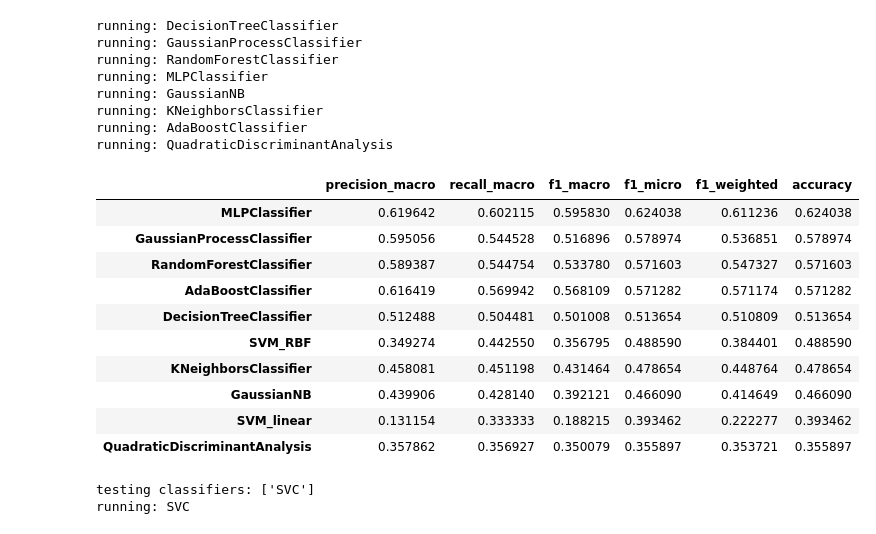
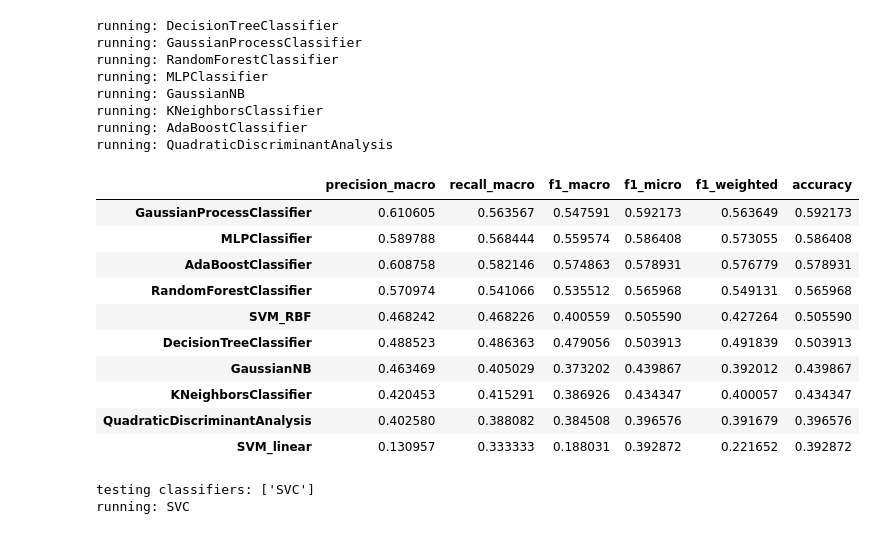
Before and after one commit to sashaaKr/thesis, a Jupyter notebook: notebooks/preparation for 10.7 - model improvments.ipynb, the cells around one changed output. Drawn from its saved outputs; the diff is of its cells as text; code cells hidden in the pictures.

```diff
--- a/notebooks/preparation for 10.7 - model improvments.ipynb
+++ b/notebooks/preparation for 10.7 - model improvments.ipynb
@@ -973,19 +973,19 @@ running: KNeighborsClassifier
 running: AdaBoostClassifier
 running: QuadraticDiscriminantAnalysis
 # %%
-results_for_3_versions.sort_values(by=['accuracy'], ascending=False)
+results_for_3_versions[0].sort_values(by=['accuracy'], ascending=False)
 # %% [output]
 |  | precision_macro | recall_macro | f1_macro | f1_micro | f1_weighted | accuracy |
-| MLPClassifier | 0.619642 | 0.602115 | 0.595830 | 0.624038 | 0.611236 | 0.624038 |
-| GaussianProcessClassifier | 0.595056 | 0.544528 | 0.516896 | 0.578974 | 0.536851 | 0.578974 |
-| RandomForestClassifier | 0.589387 | 0.544754 | 0.533780 | 0.571603 | 0.547327 | 0.571603 |
-| AdaBoostClassifier | 0.616419 | 0.569942 | 0.568109 | 0.571282 | 0.571174 | 0.571282 |
-| DecisionTreeClassifier | 0.512488 | 0.504481 | 0.501008 | 0.513654 | 0.510809 | 0.513654 |
-| SVM_RBF | 0.349274 | 0.442550 | 0.356795 | 0.488590 | 0.384401 | 0.488590 |
-| KNeighborsClassifier | 0.458081 | 0.451198 | 0.431464 | 0.478654 | 0.448764 | 0.478654 |
-| GaussianNB | 0.439906 | 0.428140 | 0.392121 | 0.466090 | 0.414649 | 0.466090 |
-| SVM_linear | 0.131154 | 0.333333 | 0.188215 | 0.393462 | 0.222277 | 0.393462 |
-| QuadraticDiscriminantAnalysis | 0.357862 | 0.356927 | 0.350079 | 0.355897 | 0.353721 | 0.355897 |
+| GaussianProcessClassifier | 0.610605 | 0.563567 | 0.547591 | 0.592173 | 0.563649 | 0.592173 |
+| MLPClassifier | 0.589788 | 0.568444 | 0.559574 | 0.586408 | 0.573055 | 0.586408 |
+| AdaBoostClassifier | 0.608758 | 0.582146 | 0.574863 | 0.578931 | 0.576779 | 0.578931 |
+| RandomForestClassifier | 0.570974 | 0.541066 | 0.535512 | 0.565968 | 0.549131 | 0.565968 |
+| SVM_RBF | 0.468242 | 0.468226 | 0.400559 | 0.505590 | 0.427264 | 0.505590 |
+| DecisionTreeClassifier | 0.488523 | 0.486363 | 0.479056 | 0.503913 | 0.491839 | 0.503913 |
+| GaussianNB | 0.463469 | 0.405029 | 0.373202 | 0.439867 | 0.392012 | 0.439867 |
+| KNeighborsClassifier | 0.420453 | 0.415291 | 0.386926 | 0.434347 | 0.400057 | 0.434347 |
+| QuadraticDiscriminantAnalysis | 0.402580 | 0.388082 | 0.384508 | 0.396576 | 0.391679 | 0.396576 |
+| SVM_linear | 0.130957 | 0.333333 | 0.188031 | 0.392872 | 0.221652 | 0.392872 |
 # %%
 SVC_grid_search_cv_for_3_versions_result = thesisModelFeatures.run_grid_search_cv(features_tfidf_3_version_2_5_gram_cosine_similarity_long_p_df, ['SVC'])
 # %% [output]
```
Also changed, not shown: parts of 46 cells of this notebook, 4 other files.
